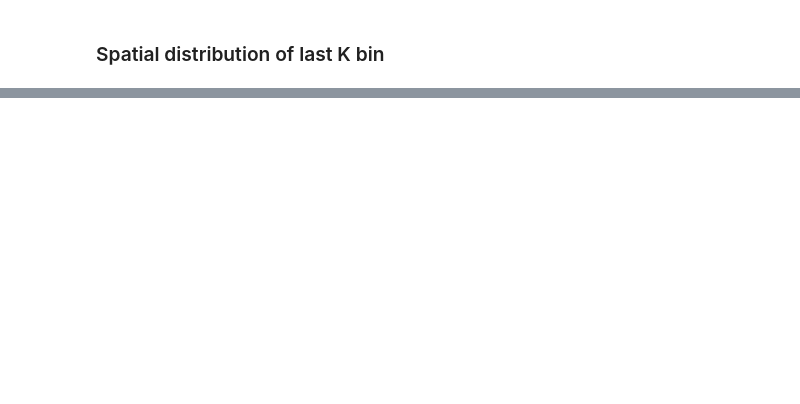
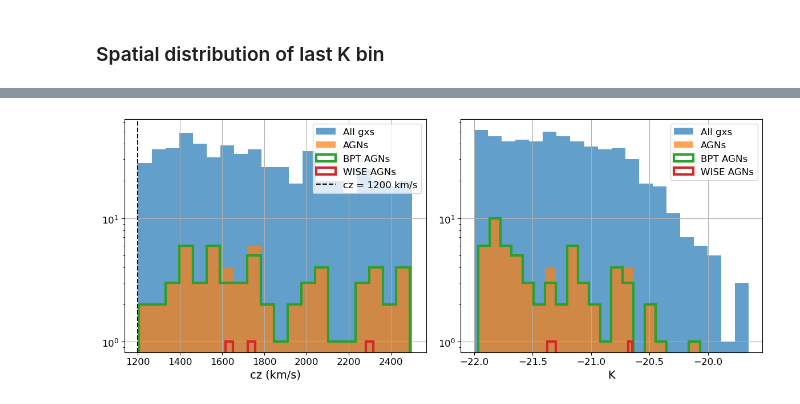
Before and after one commit to FedeDavilaKurban/Auger, a Jupyter notebook: plot4_paper1.ipynb, the cells around one changed output, grey strips where cells are left out. Drawn from its saved outputs; the diff is of its cells as text; code cells hidden in the pictures; blank space fills up the shorter version.

```diff
--- a/plot4_paper1.ipynb
+++ b/plot4_paper1.ipynb
@@ -531,0 +906,35 @@ plt.legend()
+# %%
+agns_bpt_K_cz = agns_bpt_K[(agns_bpt_K['cz'] <= 2500.)]  # Apply magnitude cut for BPT AGNs
+agns_wise_K_cz = agns_wise_K[(agns_wise_K['cz'] <= 2500)]  # Apply magnitude cut for WISE AGNs
+
+plt.figure(figsize=(12, 5))
+
+ax1 = plt.subplot(121)
+ax2 = plt.subplot(122, sharey=ax1)
+
+# CZ
+density = False
+ax1.hist(gxs_K_cz['cz'], bins=20, alpha=0.7, label='All gxs', color='C0', density=density)
+ax1.hist(agns_K_cz['cz'], bins=20, alpha=0.7, label='AGNs', color='C1', density=density)
+ax1.hist(agns_bpt_K_cz['cz'], bins=20, alpha=1, label='BPT AGNs', color='C2', density=density, histtype='step', linewidth=3)
+ax1.hist(agns_wise_K_cz['cz'], bins=20, alpha=1, label='WISE AGNs', color='C3', density=density, histtype='step', linewidth=3)
+ax1.axvline(1200, color='k', linestyle='--', label='cz = 1200 km/s')
+ax1.set_yscale('log')
+ax1.set_xlabel('cz (km/s)')
+ax1.grid()
+ax1.legend()
+
+# K_abs
+ax2.hist(gxs_K_cz['M_Ks'], bins=20, alpha=0.7, label='All gxs', color='C0', density=density)
+ax2.hist(agns_K_cz['K_abs'], bins=20, alpha=0.7, label='AGNs', color='C1', density=density)
+ax2.hist(agns_bpt_K_cz['K_abs'], bins=20, alpha=1, label='BPT AGNs',  color='C2', density=density, histtype='step', linewidth=3)
+ax2.hist(agns_wise_K_cz['K_abs'], bins=20, alpha=1, label='WISE AGNs',  color='C3', density=density, histtype='step', linewidth=3)
+ax2.set_yscale('log')
+ax2.set_xlabel('K')
+ax2.grid()
+ax2.legend()
+
+plt.tight_layout()
+plt.show()
+# %% [output]
+[figure, added]
```
Also changed, not shown: parts of 18 cells of this notebook, 3 other files.
